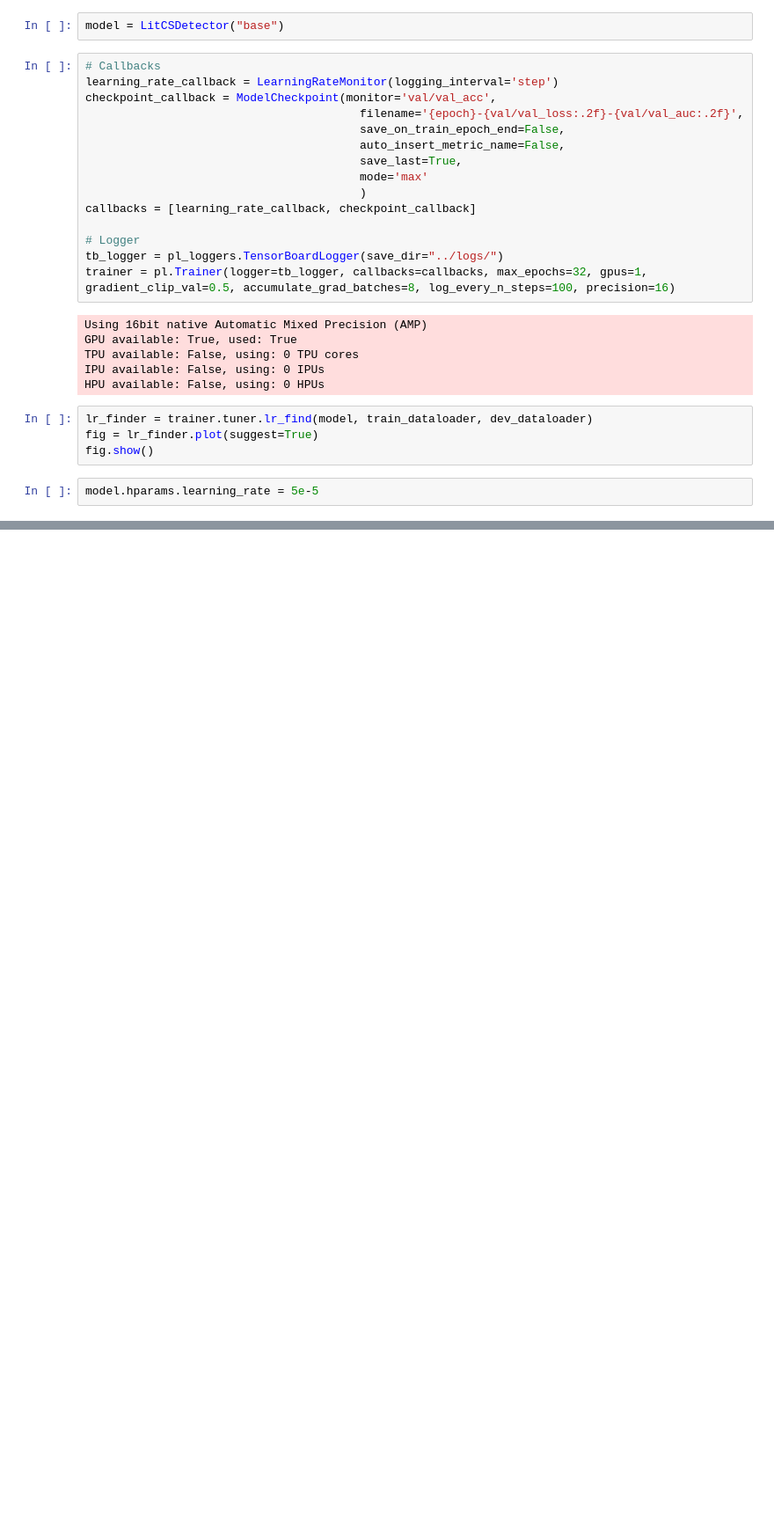
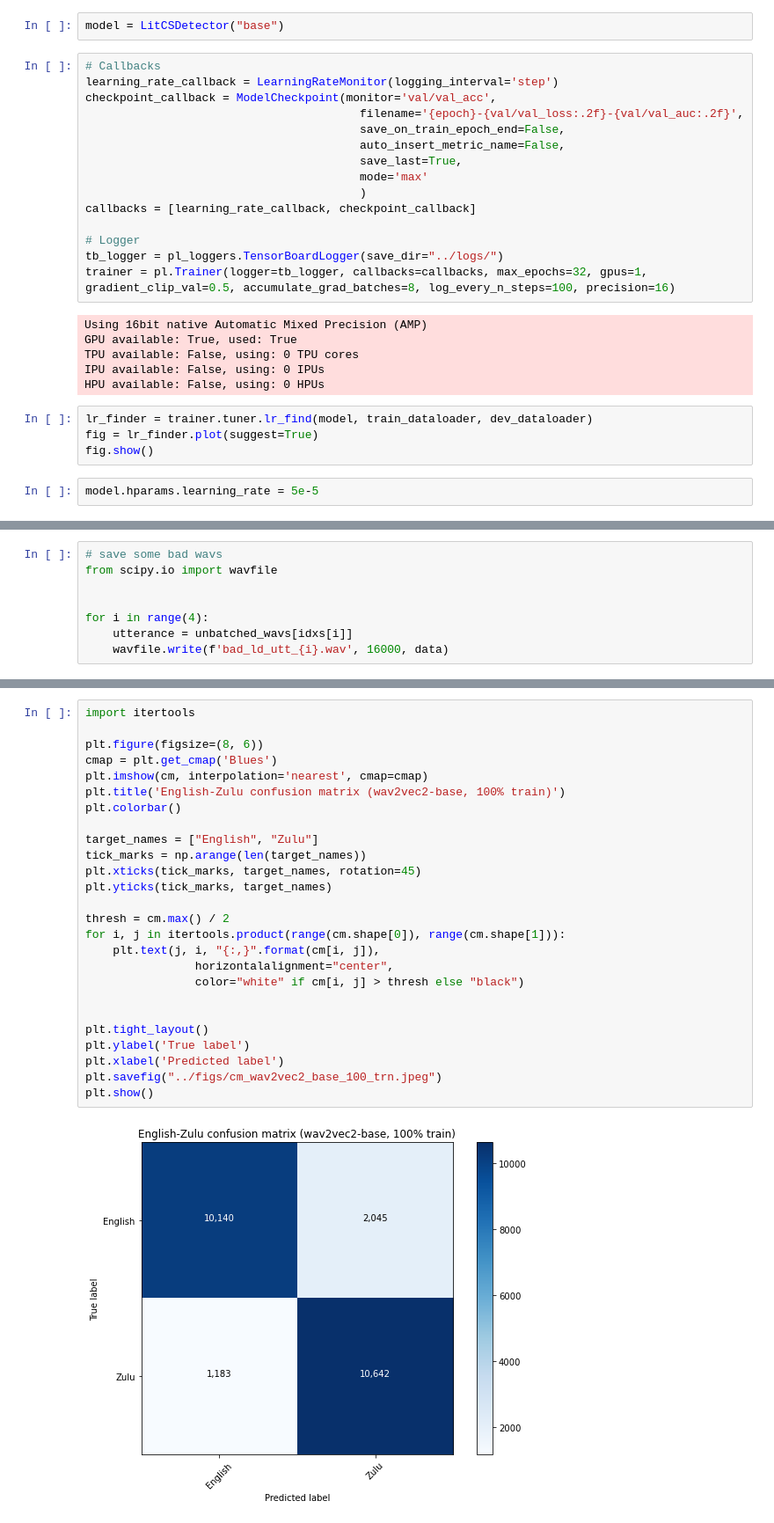
Before and after one commit to GeoffreyFrost/code-switched-language-diarization, a Jupyter notebook: notebooks/model_tinker.ipynb, the cells around one changed output, grey strips where cells are left out. Shown: that part at 88% size. Cells and saved outputs as stored; diff of their text form; blank space fills up the shorter version.

```diff
--- a/notebooks/model_tinker.ipynb
+++ b/notebooks/model_tinker.ipynb
@@ -170,0 +240,8 @@ LOCAL_RANK: 0 - CUDA_VISIBLE_DEVICES: [0]
+# %%
+# save some bad wavs
+from scipy.io import wavfile
+
+
+for i in range(4):
+    utterance = unbatched_wavs[idxs[i]]
+    wavfile.write(f'bad_ld_utt_{i}.wav', 16000, data)
@@ -170,0 +272,28 @@ LOCAL_RANK: 0 - CUDA_VISIBLE_DEVICES: [0]
+# %%
+import itertools
+
+plt.figure(figsize=(8, 6))
+cmap = plt.get_cmap('Blues')
+plt.imshow(cm, interpolation='nearest', cmap=cmap)
+plt.title('English-Zulu confusion matrix (wav2vec2-base, 100% train)')
+plt.colorbar()
+
+target_names = ["English", "Zulu"]
+tick_marks = np.arange(len(target_names))
+plt.xticks(tick_marks, target_names, rotation=45)
+plt.yticks(tick_marks, target_names)
+
+thresh = cm.max() / 2
+for i, j in itertools.product(range(cm.shape[0]), range(cm.shape[1])):
+    plt.text(j, i, "{:,}".format(cm[i, j]),
+                horizontalalignment="center",
+                color="white" if cm[i, j] > thresh else "black")
+
+
+plt.tight_layout()
+plt.ylabel('True label')
+plt.xlabel('Predicted label')
+plt.savefig("../figs/cm_wav2vec2_base_100_trn.jpeg")
+plt.show()
+# %% [output]
+[figure, added]
```
Also changed, not shown: parts of 17 cells of this notebook, 6 other files.
